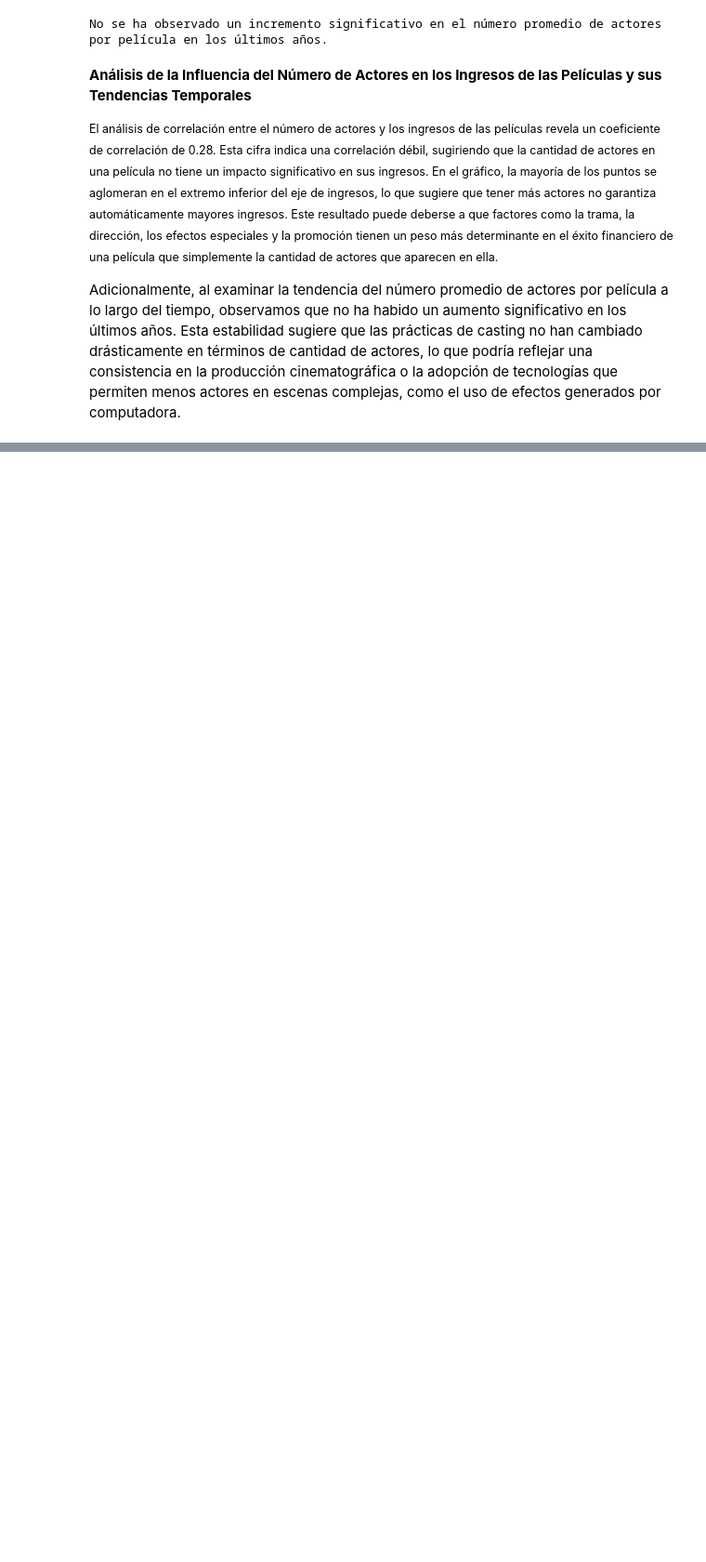
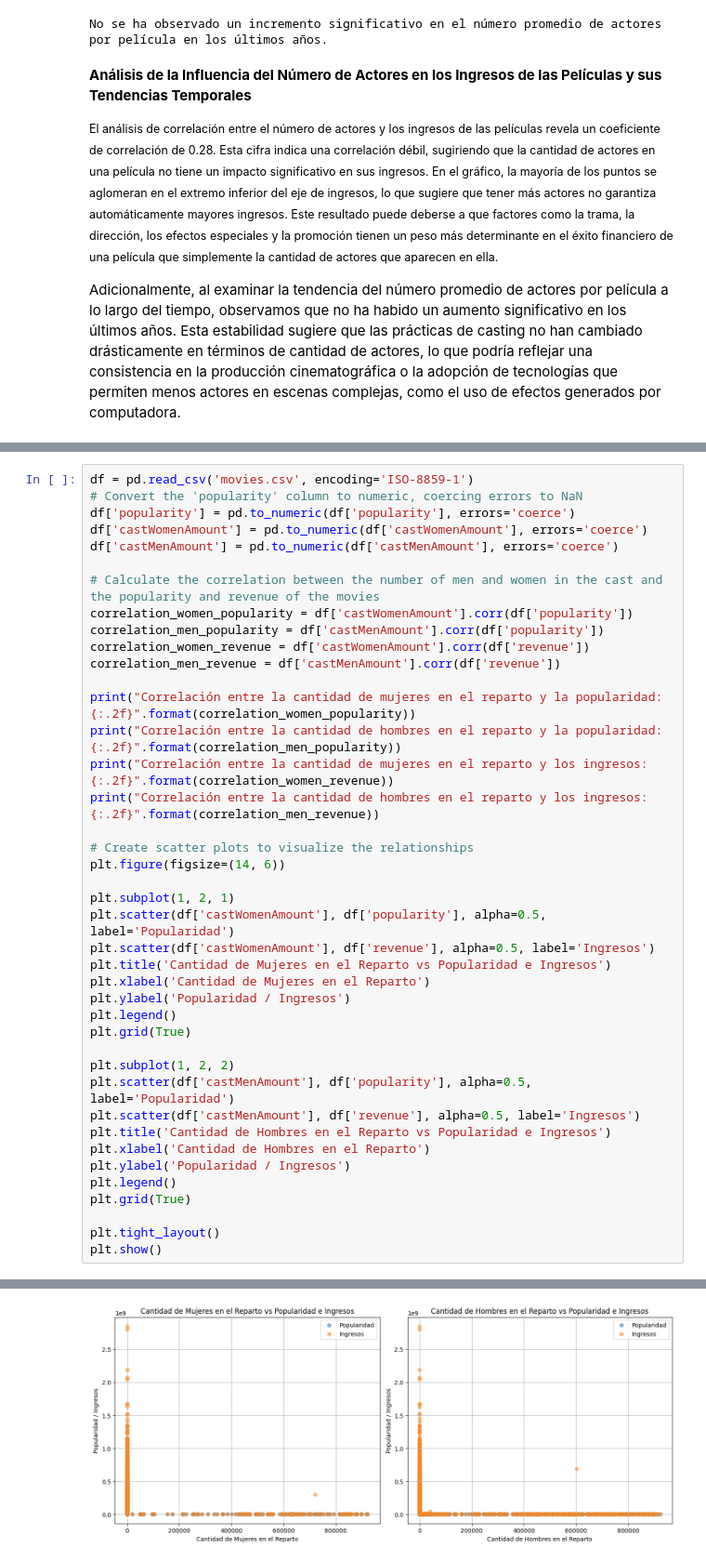
Before and after one commit to XavierLopez25/HT1-MD, a Jupyter notebook: EjerciciosAnalisisExploratorio.ipynb, the cells around one changed output, grey strips where cells are left out. Shown at 93% size. Drawn from its saved outputs; the diff is of its cells as text; blank space fills up the shorter version.

```diff
--- a/EjerciciosAnalisisExploratorio.ipynb
+++ b/EjerciciosAnalisisExploratorio.ipynb
@@ -385,0 +388,42 @@ Adicionalmente, al examinar la tendencia del número promedio de actores por pel
+# %%
+df = pd.read_csv('movies.csv', encoding='ISO-8859-1')
+# Convert the 'popularity' column to numeric, coercing errors to NaN
+df['popularity'] = pd.to_numeric(df['popularity'], errors='coerce')
+df['castWomenAmount'] = pd.to_numeric(df['castWomenAmount'], errors='coerce')
+df['castMenAmount'] = pd.to_numeric(df['castMenAmount'], errors='coerce')
+
+# Calculate the correlation between the number of men and women in the cast and the popularity and revenue of the movies
+correlation_women_popularity = df['castWomenAmount'].corr(df['popularity'])
+correlation_men_popularity = df['castMenAmount'].corr(df['popularity'])
+correlation_women_revenue = df['castWomenAmount'].corr(df['revenue'])
+correlation_men_revenue = df['castMenAmount'].corr(df['revenue'])
+
+print("Correlación entre la cantidad de mujeres en el reparto y la popularidad: {:.2f}".format(correlation_women_popularity))
+print("Correlación entre la cantidad de hombres en el reparto y la popularidad: {:.2f}".format(correlation_men_popularity))
+print("Correlación entre la cantidad de mujeres en el reparto y los ingresos: {:.2f}".format(correlation_women_revenue))
+print("Correlación entre la cantidad de hombres en el reparto y los ingresos: {:.2f}".format(correlation_men_revenue))
+
+# Create scatter plots to visualize the relationships
+plt.figure(figsize=(14, 6))
+
+plt.subplot(1, 2, 1)
+plt.scatter(df['castWomenAmount'], df['popularity'], alpha=0.5, label='Popularidad')
+plt.scatter(df['castWomenAmount'], df['revenue'], alpha=0.5, label='Ingresos')
+plt.title('Cantidad de Mujeres en el Reparto vs Popularidad e Ingresos')
+plt.xlabel('Cantidad de Mujeres en el Reparto')
+plt.ylabel('Popularidad / Ingresos')
+plt.legend()
+plt.grid(True)
+
+plt.subplot(1, 2, 2)
+plt.scatter(df['castMenAmount'], df['popularity'], alpha=0.5, label='Popularidad')
+plt.scatter(df['castMenAmount'], df['revenue'], alpha=0.5, label='Ingresos')
+plt.title('Cantidad de Hombres en el Reparto vs Popularidad e Ingresos')
+plt.xlabel('Cantidad de Hombres en el Reparto')
+plt.ylabel('Popularidad / Ingresos')
+plt.legend()
+plt.grid(True)
+
+plt.tight_layout()
+plt.show()
+# %% [output]
@@ -385,0 +434 @@ Adicionalmente, al examinar la tendencia del número promedio de actores por pel
+[figure, added]
```
Also changed, not shown: parts of 3 cells of this notebook.
